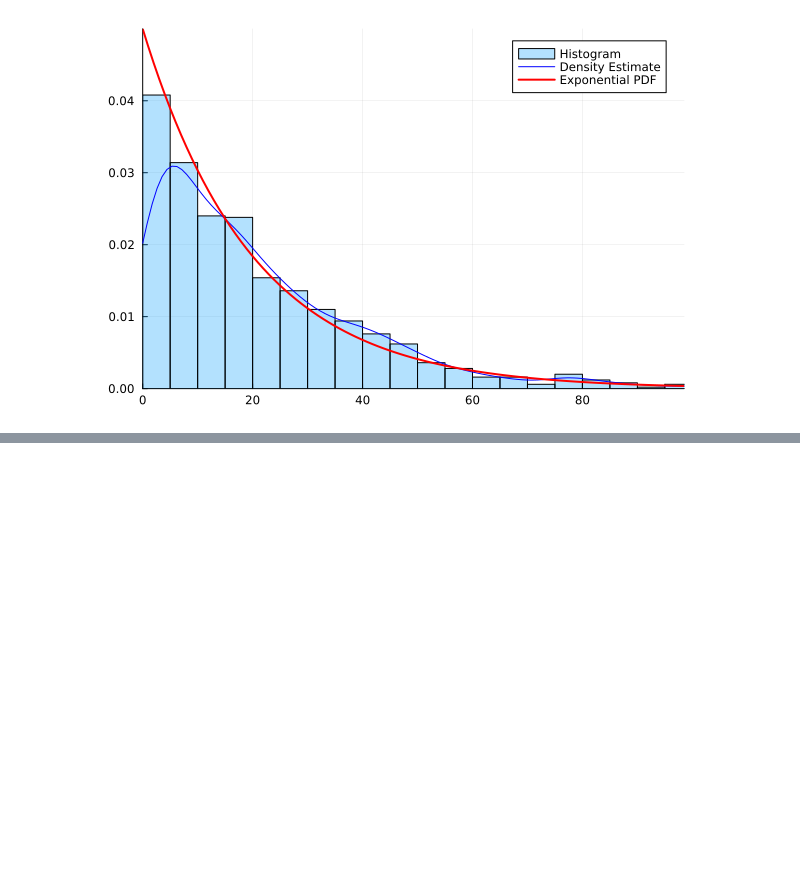
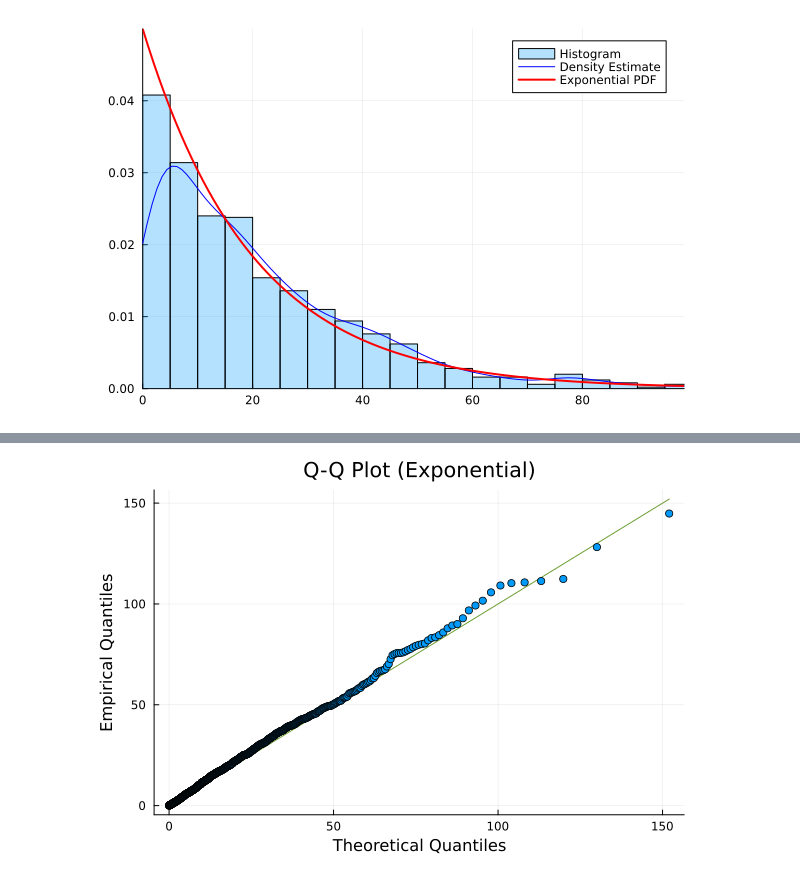
Before and after one commit to tndd/Mymljl, a Jupyter notebook: src/011_prac_self_model.ipynb, the cells around one changed output, grey strips where cells are left out. Cells and saved outputs as stored; diff of their text form; code cells hidden in the pictures; blank space fills up the shorter version.

```diff
--- a/src/011_prac_self_model.ipynb
+++ b/src/011_prac_self_model.ipynb
@@ -85,0 +94,11 @@ display(combined_plot)
+# %%
+qqplot(
+    Exponential(20),
+    DaysSinceLastActivity,
+    label="Q-Q Plot",
+    title="Q-Q Plot (Exponential)",
+    xlabel="Theoretical Quantiles",
+    ylabel="Empirical Quantiles"
+)
+# %% [output]
+[figure, added]
```
Also changed, not shown: parts of 2 cells of this notebook.
